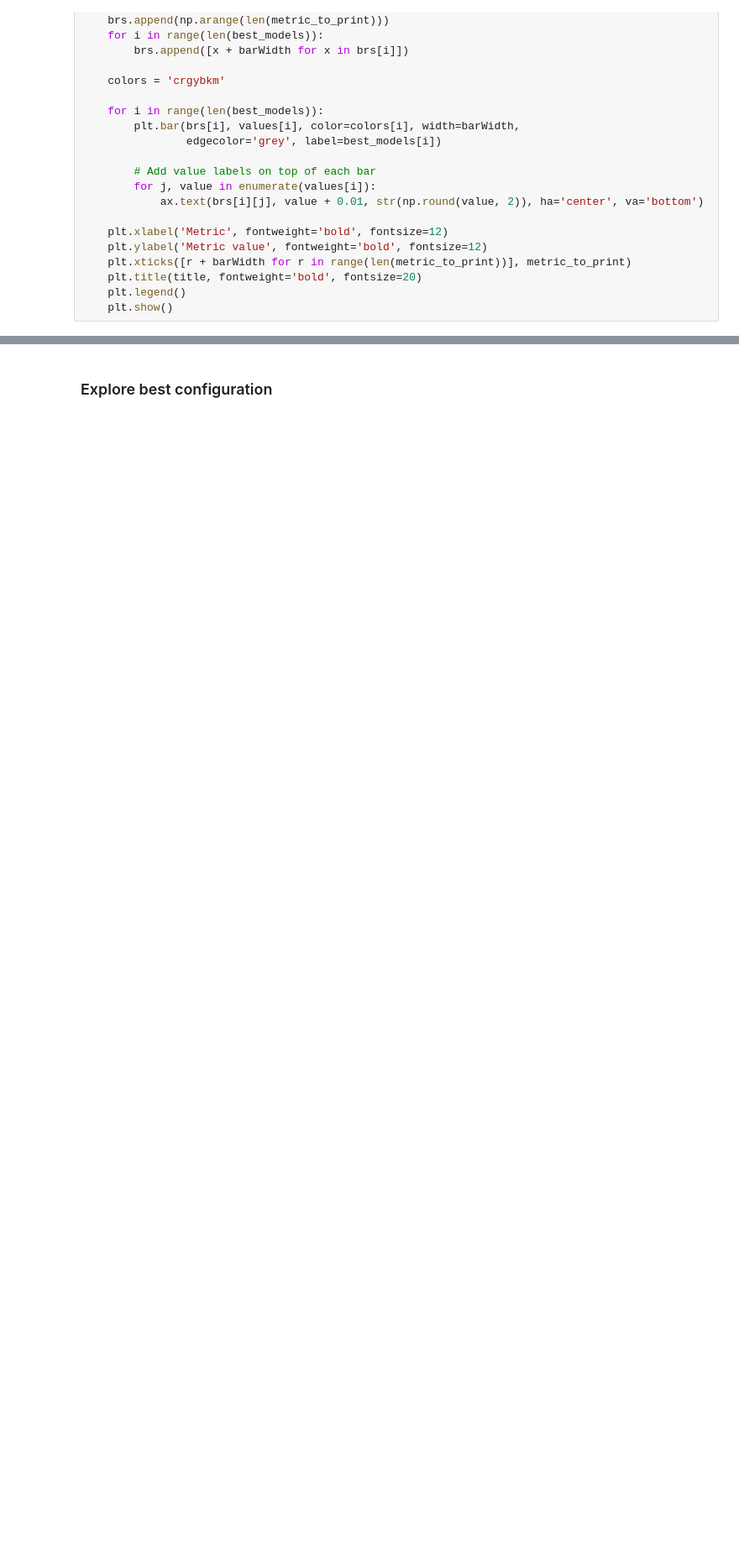
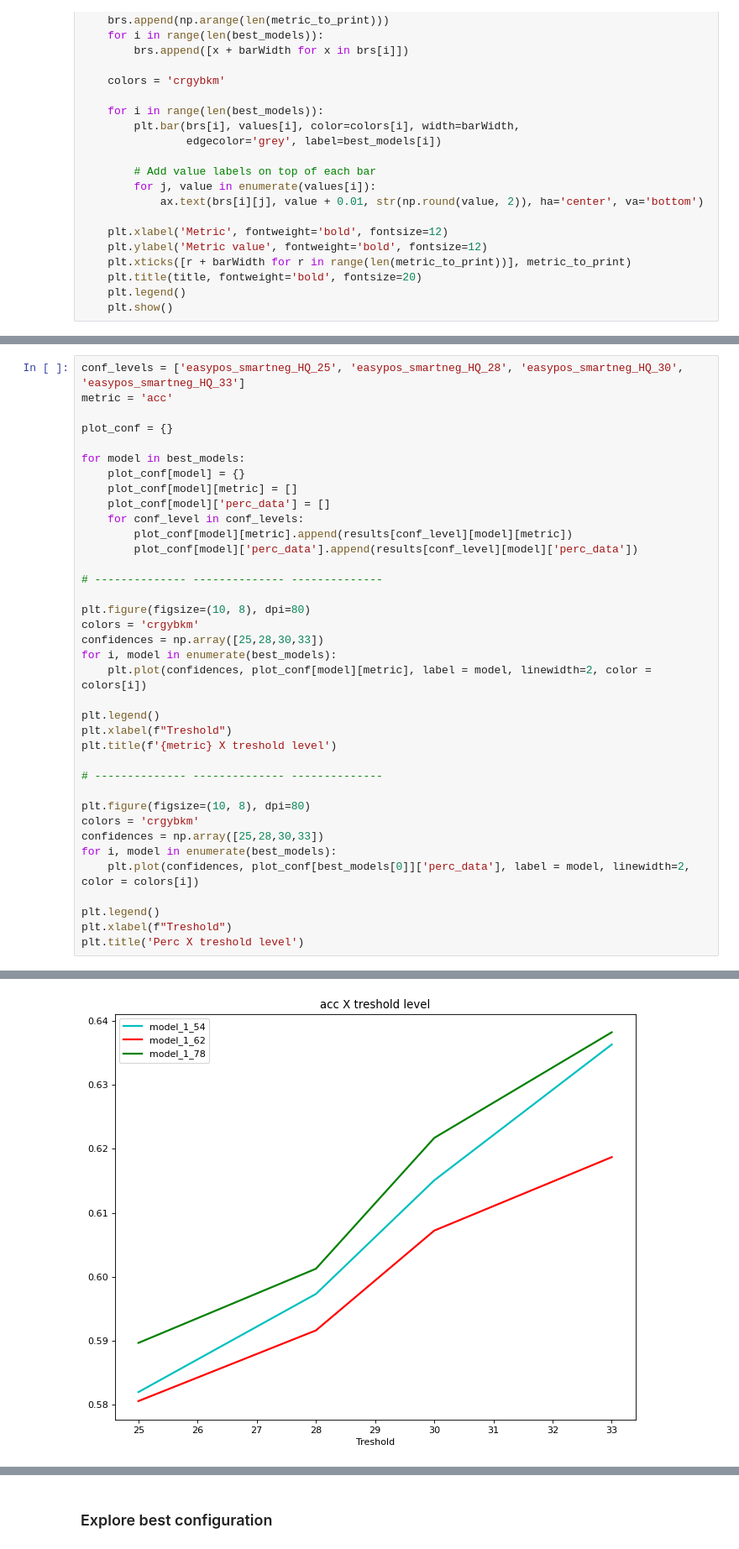
Before and after one commit to giorgiobini/RIME, a Jupyter notebook: src/decide_best_model.ipynb, the cells around one changed output, grey strips where cells are left out. Shown at 84% size. Drawn from its saved outputs; the diff is of its cells as text; blank space fills up the shorter version.

```diff
--- a/src/decide_best_model.ipynb
+++ b/src/decide_best_model.ipynb
@@ -572,0 +735,38 @@ Text(0.5, 1.0, 'Perc X confidence level')
+# %%
+conf_levels = ['easypos_smartneg_HQ_25', 'easypos_smartneg_HQ_28', 'easypos_smartneg_HQ_30', 'easypos_smartneg_HQ_33']
+metric = 'acc'
+
+plot_conf = {}
+
+for model in best_models:
+    plot_conf[model] = {}
+    plot_conf[model][metric] = []
+    plot_conf[model]['perc_data'] = []
+    for conf_level in conf_levels:
+        plot_conf[model][metric].append(results[conf_level][model][metric])
+        plot_conf[model]['perc_data'].append(results[conf_level][model]['perc_data'])
+
+# -------------- -------------- --------------
+
+plt.figure(figsize=(10, 8), dpi=80)
+colors = 'crgybkm'
+confidences = np.array([25,28,30,33])
+for i, model in enumerate(best_models):
+    plt.plot(confidences, plot_conf[model][metric], label = model, linewidth=2, color = colors[i])
+
+plt.legend()
+plt.xlabel(f"Treshold")
+plt.title(f'{metric} X treshold level')
+
+# -------------- -------------- --------------
+
+plt.figure(figsize=(10, 8), dpi=80)
+colors = 'crgybkm'
+confidences = np.array([25,28,30,33])
+for i, model in enumerate(best_models):
+    plt.plot(confidences, plot_conf[best_models[0]]['perc_data'], label = model, linewidth=2, color = colors[i])
+
+plt.legend()
+plt.xlabel(f"Treshold")
+plt.title('Perc X treshold level')
+# %% [output]
@@ -572,0 +774 @@ Text(0.5, 1.0, 'Perc X confidence level')
+[figure, added]
```
Also changed, not shown: parts of 14 cells of this notebook, 10 other files.
